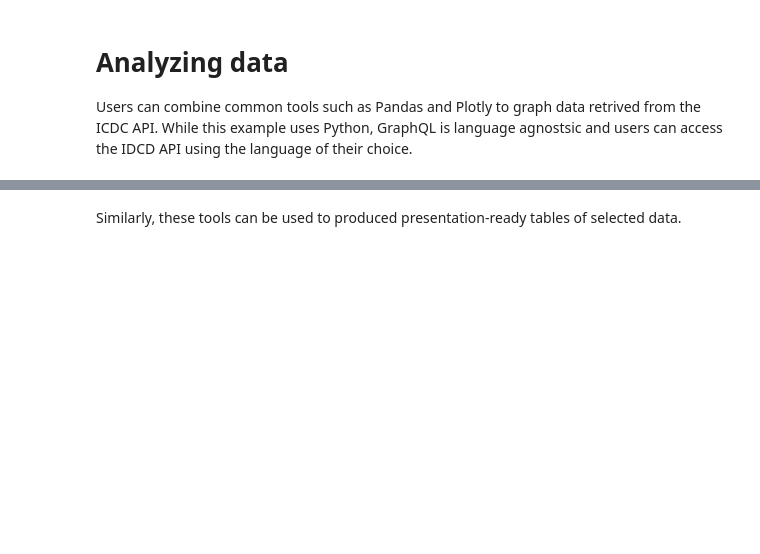
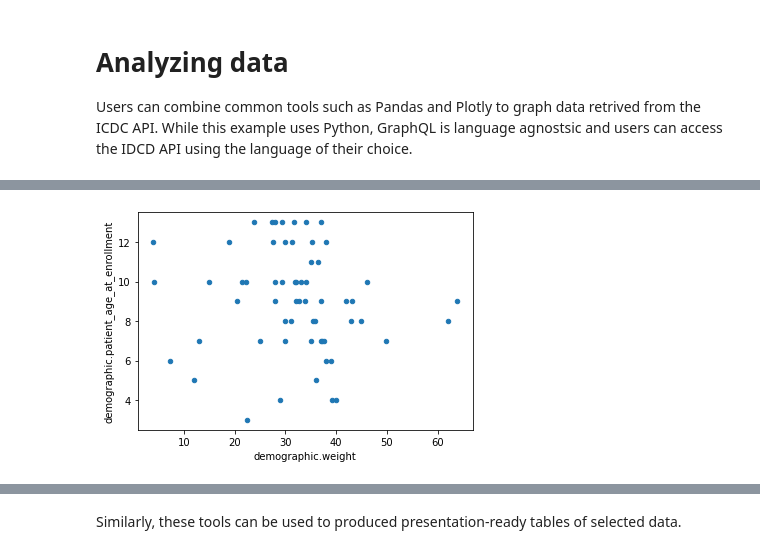
Before and after one commit to pihltd/Bento, a Jupyter notebook: ICDC_Analysis.ipynb, the cells around one changed output, grey strips where cells are left out. Saved outputs shown, nothing was run; the diff lists cells and outputs as text; code cells hidden in the pictures; blank space fills up the shorter version.

```diff
--- a/ICDC_Analysis.ipynb
+++ b/ICDC_Analysis.ipynb
@@ -73,8 +87,8 @@ def getDataframe(query):
     jsondata = runQuery(query)
 
     #Flatten the JSON and push it into a dataframe
-    finaldata = pd.DataFrame(flattenJSON(case) for case in jsondata['data']['case'])
-
+    #finaldata = pd.DataFrame(flattenJSON(case) for case in jsondata['data']['case'])
+    finaldata = pd.json_normalize(jsondata['data']['case'])
     return finaldata
 # %%
 def scatterPlot(xaxis, yaxis):
@@ -82,5 +96,7 @@ def scatterPlot(xaxis, yaxis):
 
     dataframe = getDataframe(icdc.demo_query)
 
-    figure = px.scatter(dataframe, x=xaxis, y=yaxis)
-    figure.show()
+    dataframe.plot(x=xaxis, y=yaxis, kind='scatter')
+
+    #figure = px.scatter(dataframe, x=xaxis, y=yaxis)
+   #figure.show()
@@ -164,7 +207,7 @@ dataframePrint()
 
 Users can combine common tools such as Pandas and Plotly to graph data retrived from the ICDC API.  While this example uses Python, GraphQL is language agnostsic and users can access the IDCD API using the language of their choice.
 # %%
-xaxis = "demographic_breed_"
-yaxis = "diagnoses_0_primary_disease_site_"
+xaxis = "demographic.weight"
+yaxis = "demographic.patient_age_at_enrollment"
 scatterPlot( xaxis, yaxis)
 # %% [output]
@@ -171,0 +214 @@ scatterPlot( xaxis, yaxis)
+[figure, added]
```
Also changed, not shown: parts of 14 cells of this notebook.
